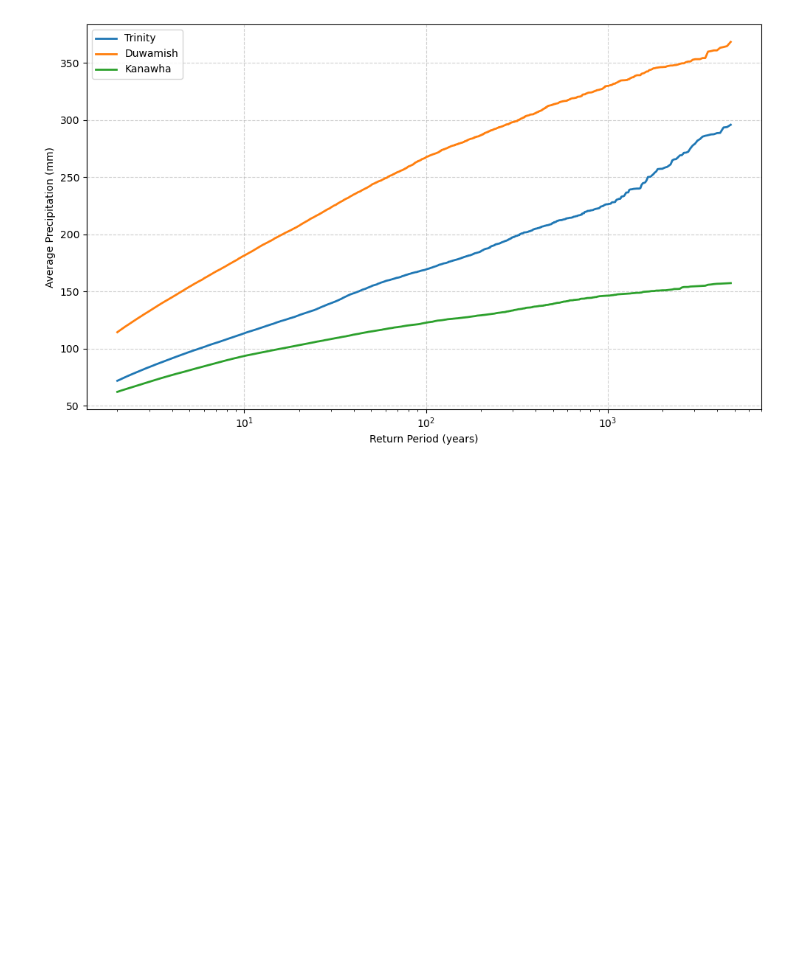
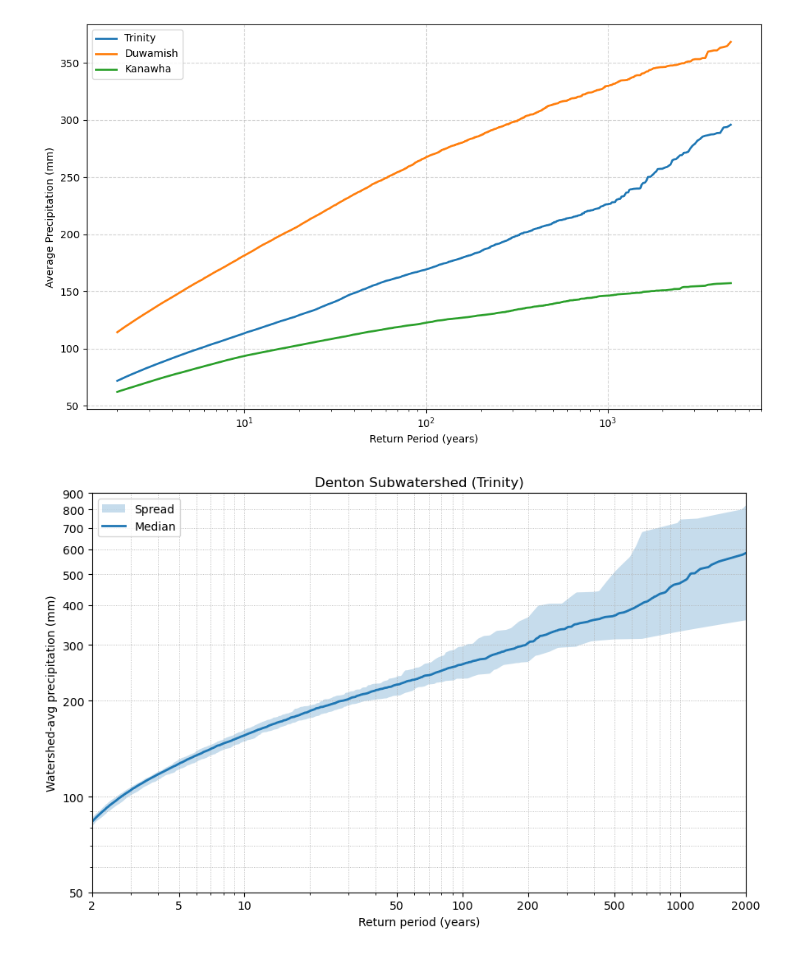
Before and after one commit to fema-ffrd/Importance-Sampling-for-SST, a Jupyter notebook: notebooks/full_monte_runs.ipynb, the cells around one changed output. Cells and saved outputs as stored; diff of their text form; code cells hidden in the pictures; blank space fills up the shorter version.

Commit message:
Update Adaptive Stratified Sampling

```diff
--- a/notebooks/full_monte_runs.ipynb
+++ b/notebooks/full_monte_runs.ipynb
@@ -163,3 +165,77 @@ plt.tight_layout()
 plt.show()
 # %% [output]
 [figure]
+# %%
+denton_fullmonte_depths = pd.read_parquet("/workspaces/Importance-Sampling-for-SST/data/1_interim/Denton/denton_fullmonte_depths.pq")
+# %%
+import numpy as np
+import pandas as pd
+import matplotlib.pyplot as plt
+
+# Data
+df = denton_fullmonte_depths[['rep','return_period','precip_avg_mm']].dropna().copy()
+
+# RP grid: 2 → max (log spacing; smooth on log-x)
+rp_min = 2.0
+rp_max = float(np.nanmax(df['return_period']))
+rp_max = max(rp_min, rp_max)
+rp_grid = np.geomspace(rp_min, rp_max, 600)
+
+def interp_curve(g: pd.DataFrame) -> np.ndarray:
+    g = g.sort_values('return_period').drop_duplicates('return_period', keep='last')
+    rp = g['return_period'].to_numpy(float)
+    depth = g['precip_avg_mm'].to_numpy(float)
+    ok = np.isfinite(rp) & np.isfinite(depth) & (rp > 0) & (depth >= 0)
+    rp, depth = rp[ok], depth[ok]
+    if rp.size < 2:
+        return np.full_like(rp_grid, np.nan, dtype=float)
+    # interpolate in log-RP space (x is log)
+    return np.interp(np.log(rp_grid), np.log(rp), depth, left=np.nan, right=np.nan)
+
+# Build per-rep curves
+curves = np.vstack([interp_curve(g) for _, g in df.groupby('rep')])
+
+# Summary stats
+median = np.nanmedian(curves, axis=0)
+low    = np.nanmin(curves, axis=0)
+high   = np.nanmax(curves, axis=0)
+
+# Masks (avoid non-positive on log y)
+m_spread = np.isfinite(low) & np.isfinite(high) & (low > 0) & (high > 0)
+m_med    = np.isfinite(median) & (median > 0)
+
+# Ticks
+xticks_all = np.array([2, 5, 10, 50, 100, 200, 500, 1000, 2000])
+xticks = xticks_all[(xticks_all >= rp_min) & (xticks_all <= rp_max)]
+
+ymax = float(np.nanmax(high[m_spread])) if np.any(m_spread) else 100.0
+ymax = max(ymax, 50.0)
+ymax_rounded = int(np.ceil(ymax/100.0)*100) if ymax >= 100 else int(np.ceil(ymax))
+yticks = [50] + list(range(100, ymax_rounded + 1, 100)) if ymax >= 100 else [50, ymax_rounded]
+
+# Plot
+fig, ax = plt.subplots(figsize=(9, 5.8))
+ax.fill_between(rp_grid[m_spread], low[m_spread], high[m_spread], alpha=0.25, label='Spread')
+ax.plot(rp_grid[m_med], median[m_med], linewidth=2.0, label='Median')
+
+ax.set_xscale('log')
+ax.set_yscale('log')
+
+ax.set_xlim(rp_min, rp_max)
+ax.set_ylim(50, ymax)
+ax.autoscale(enable=False, axis='y')
+
+ax.set_xticks(xticks)
+ax.set_xticklabels([str(int(t)) for t in xticks])
+ax.set_yticks(yticks)
+ax.set_yticklabels([str(int(t)) for t in yticks])
+
+ax.set_xlabel('Return period (years)')
+ax.set_ylabel('Watershed-avg precipitation (mm)')
+ax.set_title('Denton Subwatershed (Trinity)')
+ax.grid(True, which='both', linestyle=':', linewidth=0.6)
+ax.legend()
+fig.tight_layout()
+plt.show()
+# %% [output]
+[figure, added]
```
Also changed, not shown: parts of 2 cells of this notebook, 2 other files.
